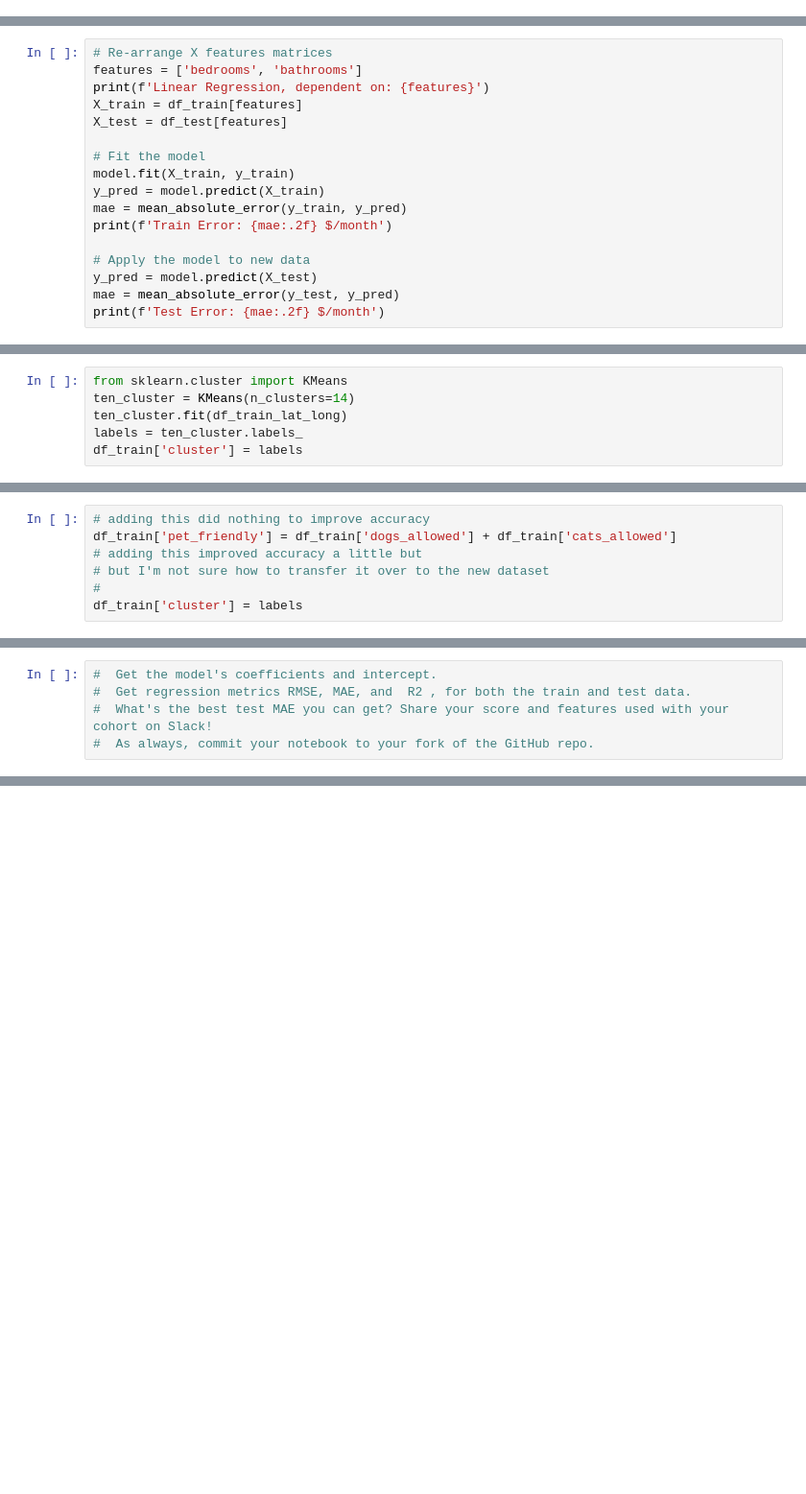
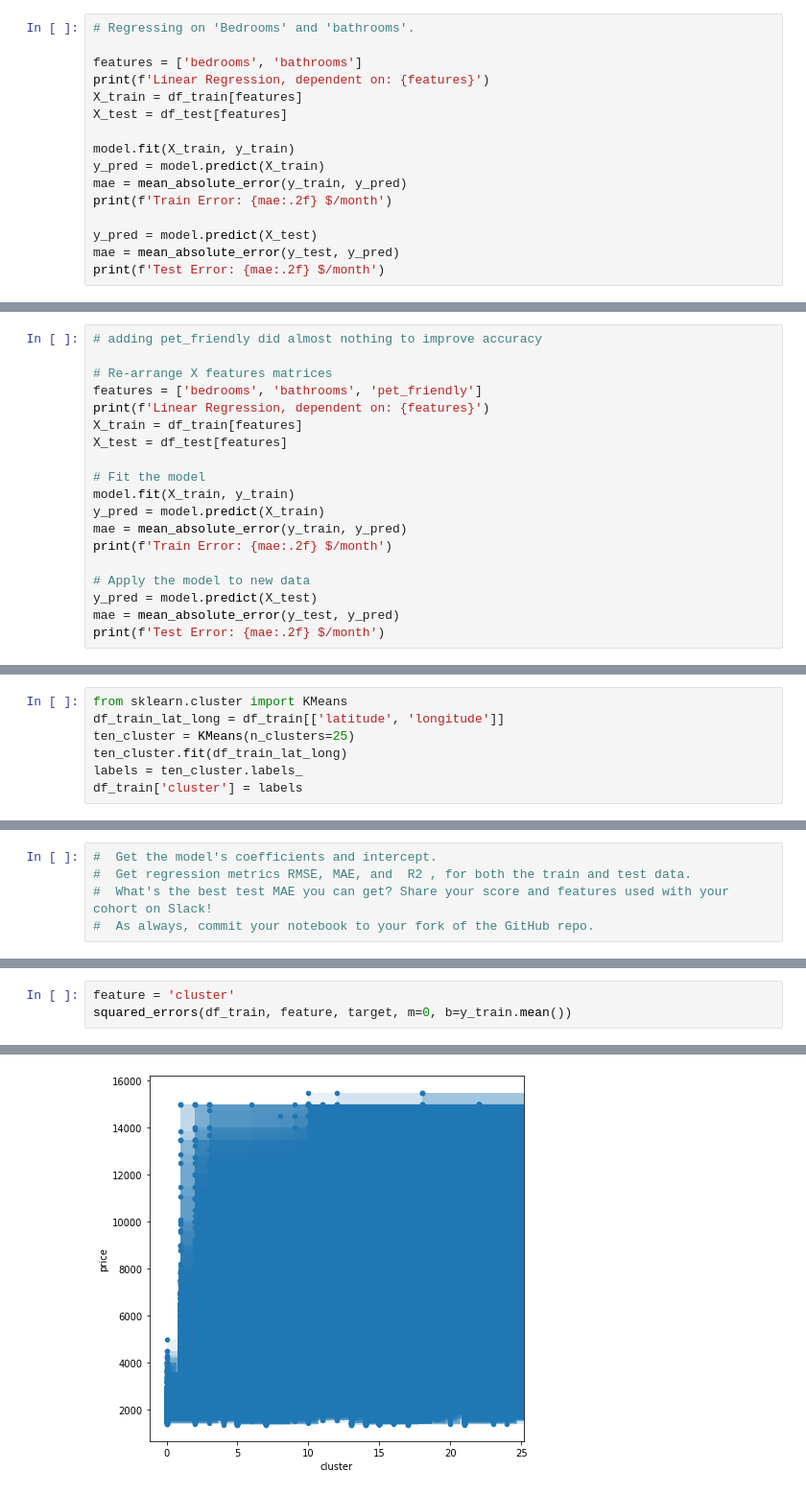
Before and after one commit to rileythejones/DS-Unit-2-Linear-Models, a Jupyter notebook: RJ_assignment_regression_classification_2.ipynb, the cells around one changed output, grey strips where cells are left out. Shown: that part at 96% size. Cells and saved outputs as stored; diff of their text form; blank space fills up the shorter version.

```diff
--- a/RJ_assignment_regression_classification_2.ipynb
+++ b/RJ_assignment_regression_classification_2.ipynb
@@ -171,3 +150,19 @@ print(f'Test Error: {mae:.2f} $/month')
 Linear Regression, dependent on: ['bedrooms']
 Train Error: 969.88 $/month
 Test Error: 988.73 $/month
+# %%
+# Regressing on 'Bedrooms' and 'bathrooms'.
+
+features = ['bedrooms', 'bathrooms']
+print(f'Linear Regression, dependent on: {features}')
+X_train = df_train[features]
+X_test = df_test[features]
+
+model.fit(X_train, y_train)
+y_pred = model.predict(X_train)
+mae = mean_absolute_error(y_train, y_pred)
+print(f'Train Error: {mae:.2f} $/month')
+
+y_pred = model.predict(X_test)
+mae = mean_absolute_error(y_test, y_pred)
+print(f'Test Error: {mae:.2f} $/month')
@@ -174,6 +185,8 @@ Test Error: 988.73 $/month
 # %%
+# adding pet_friendly did almost nothing to improve accuracy
+
 # Re-arrange X features matrices
-features = ['bedrooms', 'bathrooms']
+features = ['bedrooms', 'bathrooms', 'pet_friendly']
 print(f'Linear Regression, dependent on: {features}')
 X_train = df_train[features]
 X_test = df_test[features]
@@ -195,6 +208,7 @@ Test Error: 825.90 percentage points
 # %%
 from sklearn.cluster import KMeans
-ten_cluster = KMeans(n_clusters=14)
+df_train_lat_long = df_train[['latitude', 'longitude']]
+ten_cluster = KMeans(n_clusters=25)
 ten_cluster.fit(df_train_lat_long)
 labels = ten_cluster.labels_
 df_train['cluster'] = labels
@@ -219,8 +220 @@ plt.show()
-# %%
-# adding this did nothing to improve accuracy
-df_train['pet_friendly'] = df_train['dogs_allowed'] + df_train['cats_allowed']
-# adding this improved accuracy a little but
-# but I'm not sure how to transfer it over to the new dataset
-#
-df_train['cluster'] = labels
 # %%
@@ -250,0 +318,4 @@ Train Error: 795.31 percentage points
+# %%
+feature = 'cluster'
+squared_errors(df_train, feature, target, m=0, b=y_train.mean())
+# %% [output]
@@ -250,0 +326 @@ Train Error: 795.31 percentage points
+[figure, added]
```
Also changed, not shown: parts of 17 cells of this notebook.
